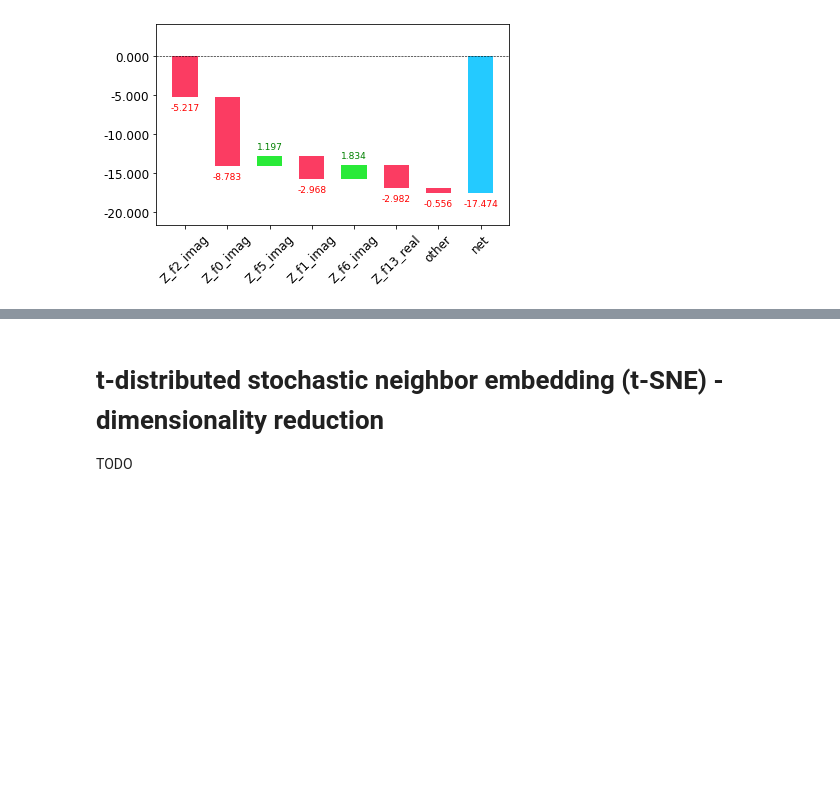
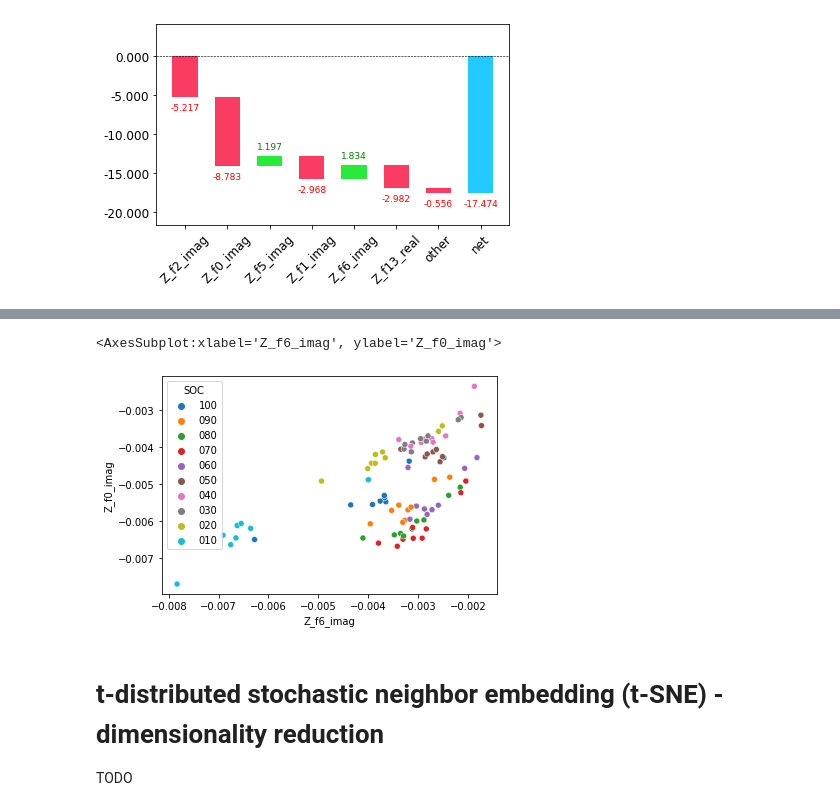
Before and after one commit to electrical-and-electronic-measurement/ml-4-measurement, a Jupyter notebook: notebooks/EIS_dataset_exploration.ipynb, the cells around one changed output, grey strips where cells are left out. Saved outputs shown, nothing was run; the diff lists cells and outputs as text; code cells hidden in the pictures; blank space fills up the shorter version.

```diff
--- a/notebooks/EIS_dataset_exploration.ipynb
+++ b/notebooks/EIS_dataset_exploration.ipynb
@@ -484,3 +576,8 @@ waterfall(valid_xs_final.columns, contributions[0], threshold=0.08,
+# %%
+sns.scatterplot(dataset_rect['Z_f6_imag'], dataset_rect['Z_f0_imag'],hue=dataset_rect['SOC'])
+# %% [output]
+<AxesSubplot:xlabel='Z_f6_imag', ylabel='Z_f0_imag'>
+[figure, added]
 # %% [markdown]
 # t-distributed stochastic neighbor embedding (t-SNE) - dimensionality reduction
 
```
Also changed, not shown: parts of 27 cells of this notebook, 1 other file.
